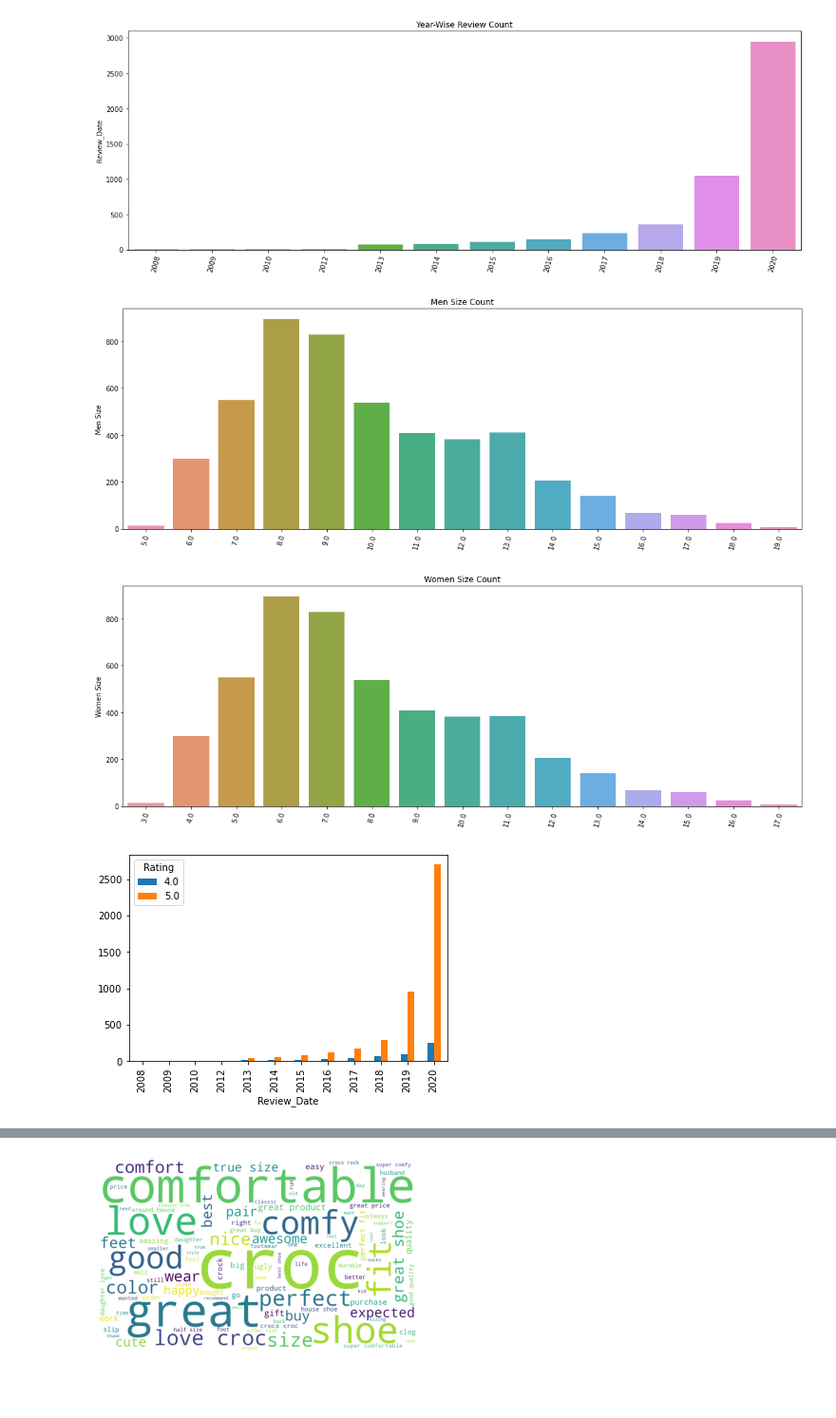
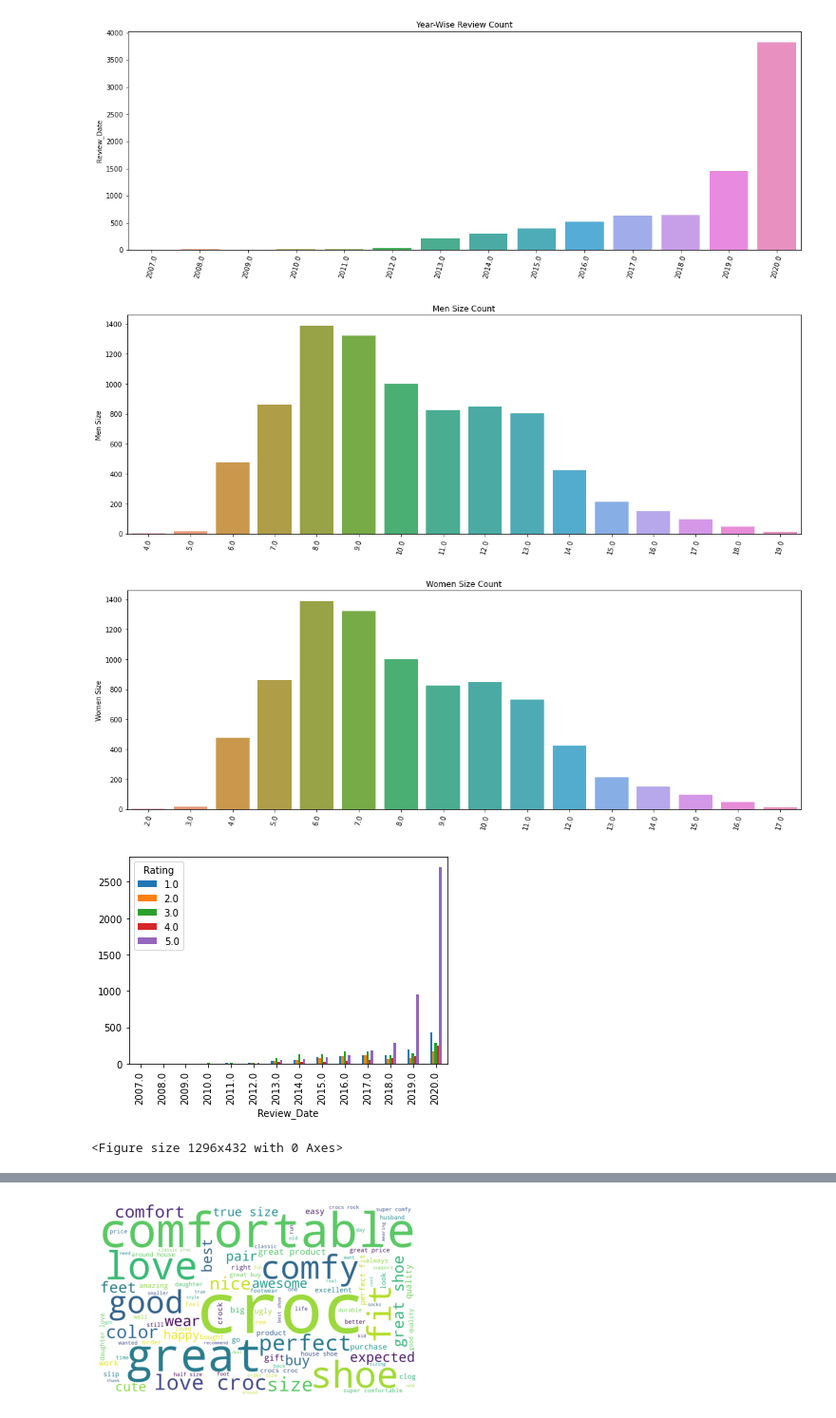
Before and after one commit to HarshitMaheshwari/Amazon-Product-Review-Analysis, a Jupyter notebook: Data Analysis - Project.ipynb, the cells around one changed output, grey strips where cells are left out. Shown at 95% size. Saved outputs shown, nothing was run; the diff lists cells and outputs as text; code cells hidden in the pictures; blank space fills up the shorter version.

Commit message:
New dataset created with all reviews

```diff
--- a/Data Analysis - Project.ipynb
+++ b/Data Analysis - Project.ipynb
@@ -125,5 +5,5 @@ df.to_csv('crocs_review_positive.csv', index=False, encoding='utf-8')
 # %%
-df = pd.read_csv("crocs_review_positive.csv")
+df = pd.read_csv("crocs_reviews.csv")
 df.head()
 # %% [output]
 |  | Title | Author Name | Rating | Review | Size | Helpfullness | Review_Date |
@@ -194,7 +98,7 @@ df.head()
 # %%
 from datetime import datetime
 # %%
-df['Review_Date'] = pd.to_datetime(df['Review_Date'])
+df['Review_Date'] = pd.to_datetime(df['Review_Date'], errors='coerce')
 df['Review_Date'] = df['Review_Date'].dt.year
 df.head()
 # %% [output]
@@ -284,8 +142,9 @@ Name: Review_Date, dtype: int64
 # %%
+review_counts_date_wise = df['Review_Date'].value_counts()
 plt.figure(figsize=(18,6))
 sns.barplot(x=review_counts_date_wise.index, y=review_counts_date_wise)
 plt.xticks(rotation=75)
 plt.title('Year-Wise Review Count')
 plt.show()
 # %% [output]
-[figure, old version]
+[figure, new version]
@@ -294,11 +151,12 @@ men_size_counts = df['Men Size'].value_counts()
 # %%
+men_size_counts = df['Men Size'].value_counts()
 plt.figure(figsize=(18,6))
 sns.barplot(x=men_size_counts.index, y=men_size_counts)
 plt.xticks(rotation=75)
 plt.title('Men Size Count')
 plt.show()
 # %% [output]
-[figure, old version]
+[figure, new version]
 # %%
 Women_size_counts = df['Women Size'].value_counts()
 
@@ -308,12 +166,14 @@ plt.xticks(rotation=75)
 plt.title('Women Size Count')
 plt.show()
 # %% [output]
-[figure, old version]
+[figure, new version]
 # %%
 pd.crosstab(df['Review_Date'], df['Rating']).plot(kind="bar")
+plt.figure(figsize=(18,6))
 plt.show()
 # %% [output]
-[figure, old version]
+[figure, new version]
+<Figure size 1296x432 with 0 Axes>
 # %%
 crocs_reviews_string = " ".join(df['Review'])
 # %%
```
Also changed, not shown: parts of 25 cells of this notebook, 3 other files.
